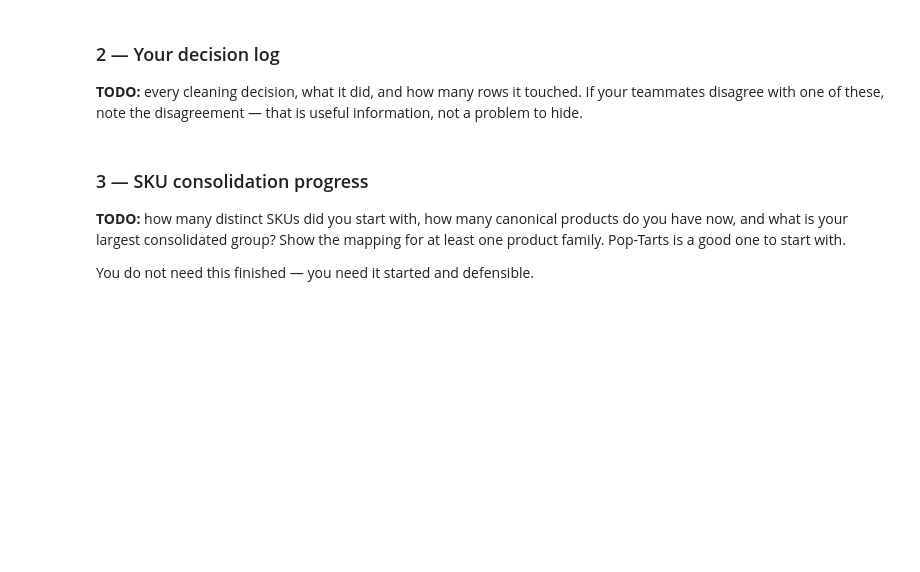
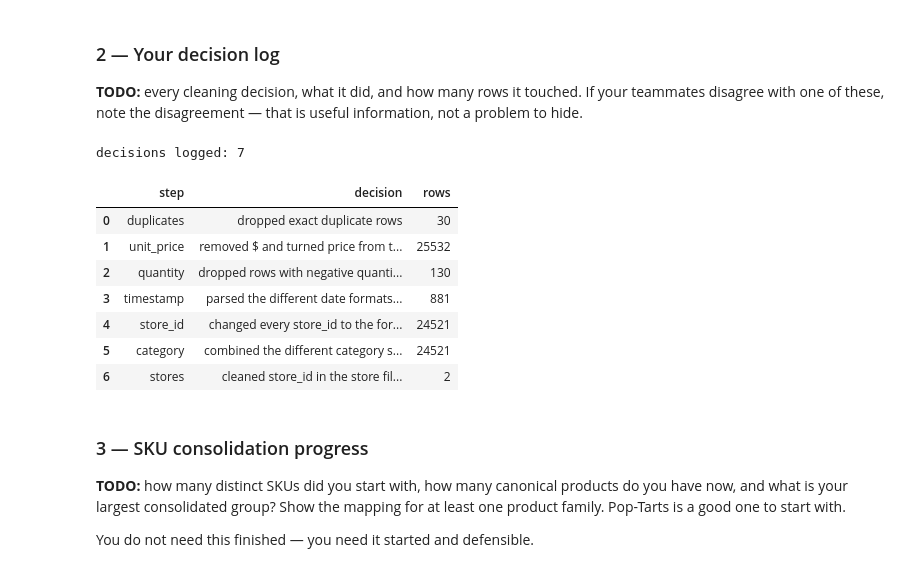
Before and after one commit to hyunderscore/walmart-hurricane-project, a Jupyter notebook: notebooks/06-midterm-walmart/2026-10-23 — Midterm Checkpoint — Lab.ipynb, the cells around one changed output. Saved outputs shown, nothing was run; the diff lists cells and outputs as text; code cells hidden in the pictures; blank space fills up the shorter version.

```diff
--- a/notebooks/06-midterm-walmart/2026-10-23 — Midterm Checkpoint — Lab.ipynb
+++ b/notebooks/06-midterm-walmart/2026-10-23 — Midterm Checkpoint — Lab.ipynb
@@ -117,7 +191,29 @@ def extract():
 
 **TODO:** every cleaning decision, what it did, and how many rows it touched. If your teammates disagree with one of these, note the disagreement — that is useful information, not a problem to hide.
 # %%
-# TODO: print or display your decision log
+DECISIONS = [
+    {'step': 'duplicates', 'decision': 'dropped exact duplicate rows', 'rows': rows_changed['duplicates']},
+    {'step': 'unit_price', 'decision': 'removed $ and turned price from text into a number', 'rows': rows_changed['unit_price']},
+    {'step': 'quantity', 'decision': 'dropped rows with negative quantity as data entry errors', 'rows': rows_changed['quantity']},
+    {'step': 'timestamp', 'decision': 'parsed the different date formats and dropped rows with no timestamp', 'rows': rows_changed['timestamp']},
+    {'step': 'store_id', 'decision': 'changed every store_id to the format FL-123 so it joins to the store file', 'rows': rows_changed['store_id']},
+    {'step': 'category', 'decision': 'combined the different category spellings into one label each', 'rows': rows_changed['category']},
+    {'step': 'stores', 'decision': 'cleaned store_id in the store file and dropped stores listed twice', 'rows': rows_changed['stores']},
+]
+
+decision_log = pd.DataFrame(DECISIONS)
+print('decisions logged:', len(decision_log))
+decision_log
+# %% [output]
+decisions logged: 7
+|  | step | decision | rows |
+| 0 | duplicates | dropped exact duplicate rows | 30 |
+| 1 | unit_price | removed $ and turned price from t... | 25532 |
+| 2 | quantity | dropped rows with negative quanti... | 130 |
+| 3 | timestamp | parsed the different date formats... | 881 |
+| 4 | store_id | changed every store_id to the for... | 24521 |
+| 5 | category | combined the different category s... | 24521 |
+| 6 | stores | cleaned store_id in the store fil... | 2 |
 # %% [markdown]
 ### 3 — SKU consolidation progress
 
```
Also changed, not shown: parts of 8 cells of this notebook.
